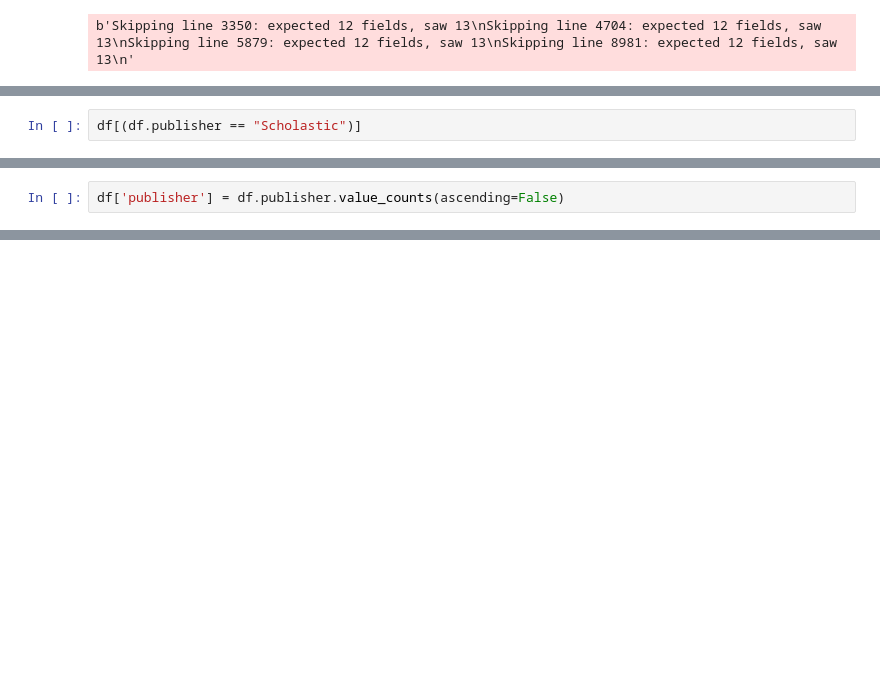
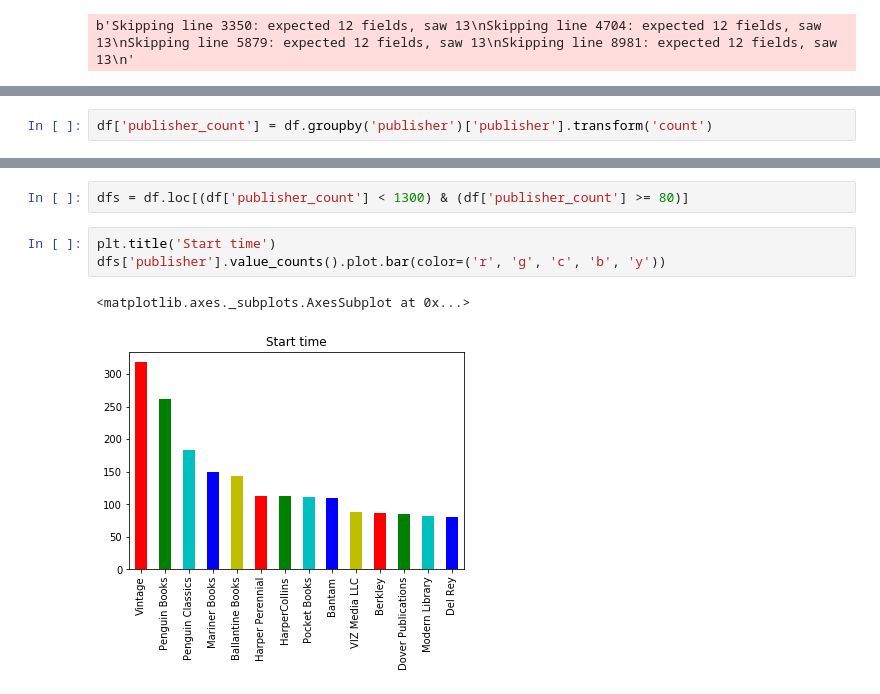
Before and after one commit to rlska105/Kaggle_Competition, a Jupyter notebook: Goodreads_books.ipynb, the cells around one changed output, grey strips where cells are left out. Cells and saved outputs as stored; diff of their text form; blank space fills up the shorter version.

```diff
--- a/Goodreads_books.ipynb
+++ b/Goodreads_books.ipynb
@@ -28,2 +35,2 @@ df.head()
 # %%
-df[(df.publisher == "Scholastic")]
+df['publisher_count'] = df.groupby('publisher')['publisher'].transform('count')
@@ -48,2 +36,0 @@ df[(df.publisher == "Scholastic")]
-# %%
-df['publisher'] = df.publisher.value_counts(ascending=False)
@@ -58,0 +37,8 @@ df.head()
+# %%
+dfs = df.loc[(df['publisher_count'] < 1300) & (df['publisher_count'] >= 80)]
+# %%
+plt.title('Start time')
+dfs['publisher'].value_counts().plot.bar(color=('r', 'g', 'c', 'b', 'y'))
+# %% [output]
+<matplotlib.axes._subplots.AxesSubplot at 0x...>
+[figure, added]
```
Also changed, not shown: parts of 7 cells of this notebook.
